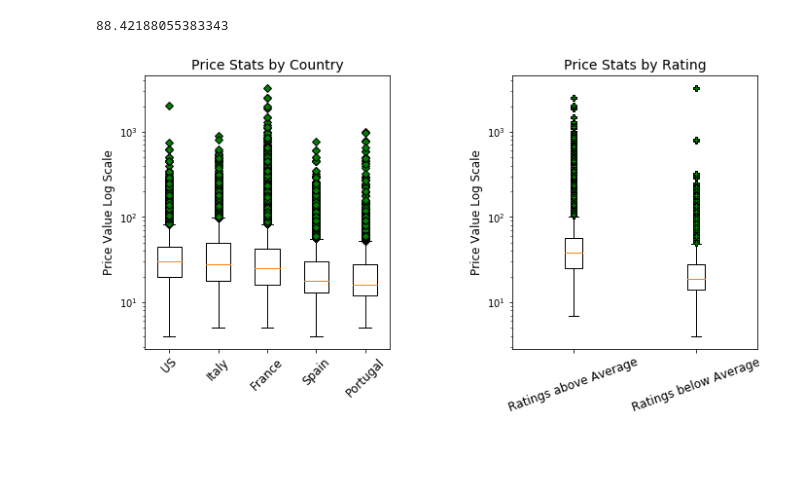
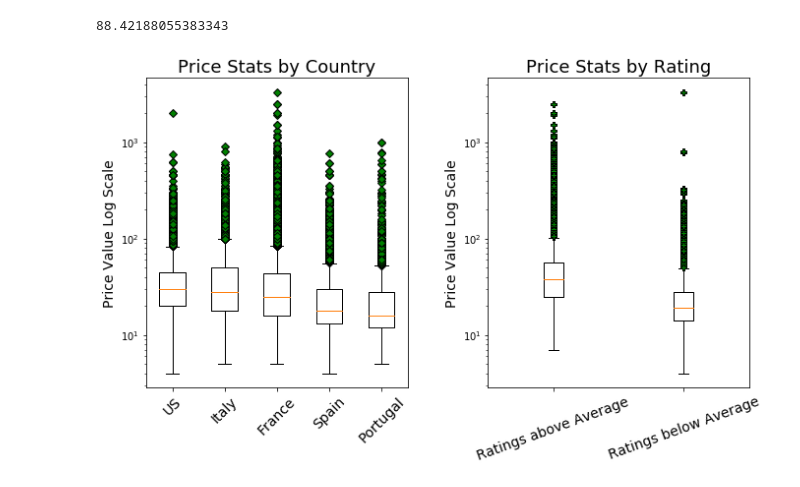
Before and after one commit to hberginc/wine_ratings_data_analysis, a Jupyter notebook: notebooks/Data_exploration.ipynb, the cells around one changed output. Saved outputs shown, nothing was run; the diff lists cells and outputs as text; code cells hidden in the pictures; blank space fills up the shorter version.

Commit message:
fixed images, update readme

```diff
--- a/notebooks/Data_exploration.ipynb
+++ b/notebooks/Data_exploration.ipynb
@@ -147,25 +147,26 @@ ratings = ['Ratings above Average','Ratings below Average']
 # %%
 green_plus = dict(markerfacecolor='g', marker='P')
 green_diamond = dict(markerfacecolor='g', marker='D')
 fig, axs = plt.subplots(1,2, figsize=(10, 6))
-fig.subplots_adjust(left=0.075, right=0.95, top=0.9, bottom=0.25, wspace = 0.5)
+plt.subplots_adjust(wspace = 1.8)
 
 axs[0].boxplot(count_data,flierprops=green_diamond,)
 axs[0].set_xticklabels(np.repeat(count_lst, 1),
-                    rotation=45, fontsize=12)
-axs[0].set_title('Price Stats by Country', fontsize = 14)
-axs[0].set_ylabel('Price Value Log Scale', fontsize = 12)
+                    rotation=45, fontsize=14)
+axs[0].set_title('Price Stats by Country', fontsize = 18)
+axs[0].set_ylabel('Price Value Log Scale', fontsize = 14)
 axs[0].set_yscale('log')
 axs[1].boxplot(median_rating_diff, flierprops=green_plus,)
 axs[1].set_xticklabels(np.repeat(ratings, 1),
-                       rotation = 20, fontsize=12)
-axs[1].set_title('Price Stats by Rating', fontsize = 14)
-axs[1].set_ylabel('Price Value Log Scale', fontsize = 12)
+                       rotation = 20, fontsize=14)
+axs[1].set_title('Price Stats by Rating', fontsize = 18)
+axs[1].set_ylabel('Price Value Log Scale', fontsize = 14)
 axs[1].set_yscale('log')
+plt.tight_layout()
 # plt.savefig('price_box.png')
 plt.show();
 # %% [output]
-[figure, old version]
+[figure, new version]
 # %%
 samp = df.sample(1000)
 
```
Also changed, not shown: parts of 6 cells of this notebook, 6 other files.
